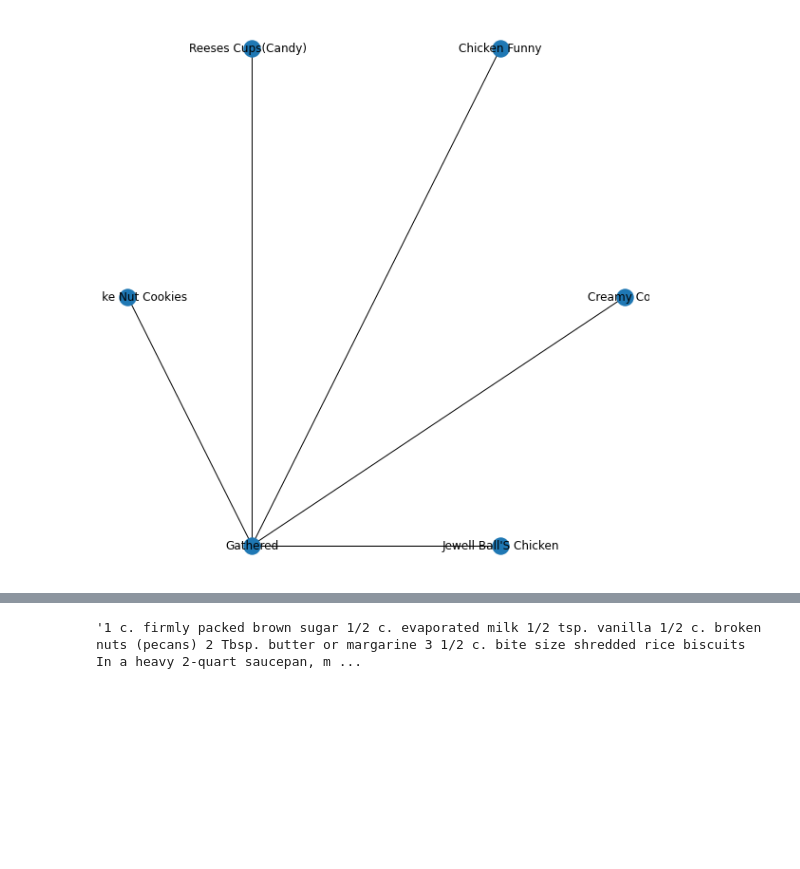
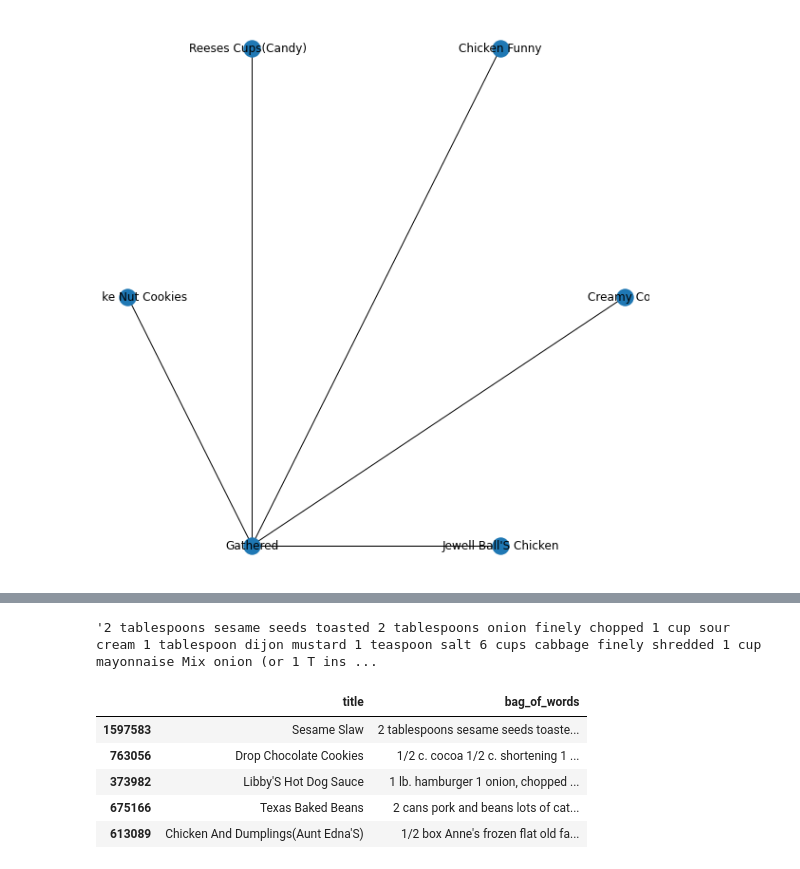
Before and after one commit to coxem14/Recipe-Recommender, a Jupyter notebook: capstone_3.ipynb, the cells around one changed output, grey strips where cells are left out. Cells and saved outputs as stored; diff of their text form; code cells hidden in the pictures; blank space fills up the shorter version.

```diff
--- a/capstone_3.ipynb
+++ b/capstone_3.ipynb
@@ -284,4 +248,14 @@ See the caveats in the documentation: https://pandas.pydata.org/pandas-docs/stab
 # %%
-toy_data['bag_of_words'][0]
+toy_data['bag_of_words'][1597583]
 # %% [output]
-'1 c. firmly packed brown sugar 1/2 c. evaporated milk 1/2 tsp. vanilla 1/2 c. broken nuts (pecans) 2 Tbsp. butter or margarine 3 1/2 c. bite size shredded rice biscuits In a heavy 2-quart saucepan, m ...
+'2 tablespoons sesame seeds toasted 2 tablespoons onion finely chopped 1 cup sour cream 1 tablespoon dijon mustard 1 teaspoon salt 6 cups cabbage finely shredded 1 cup mayonnaise Mix onion (or 1 T ins ...
+# %%
+bow_toy_data = toy_data[['title','bag_of_words']]
+bow_toy_data.head()
+# %% [output]
+|  | title | bag_of_words |
+| 1597583 | Sesame Slaw | 2 tablespoons sesame seeds toaste... |
+| 763056 | Drop Chocolate Cookies | 1/2 c. cocoa 1/2 c. shortening 1 ... |
+| 373982 | Libby'S Hot Dog Sauce | 1 lb. hamburger 1 onion, chopped ... |
+| 675166 | Texas Baked Beans | 2 cans pork and beans lots of cat... |
+| 613089 | Chicken And Dumplings(Aunt Edna'S) | 1/2 box Anne's frozen flat old fa... |
```
Also changed, not shown: parts of 28 cells of this notebook.
